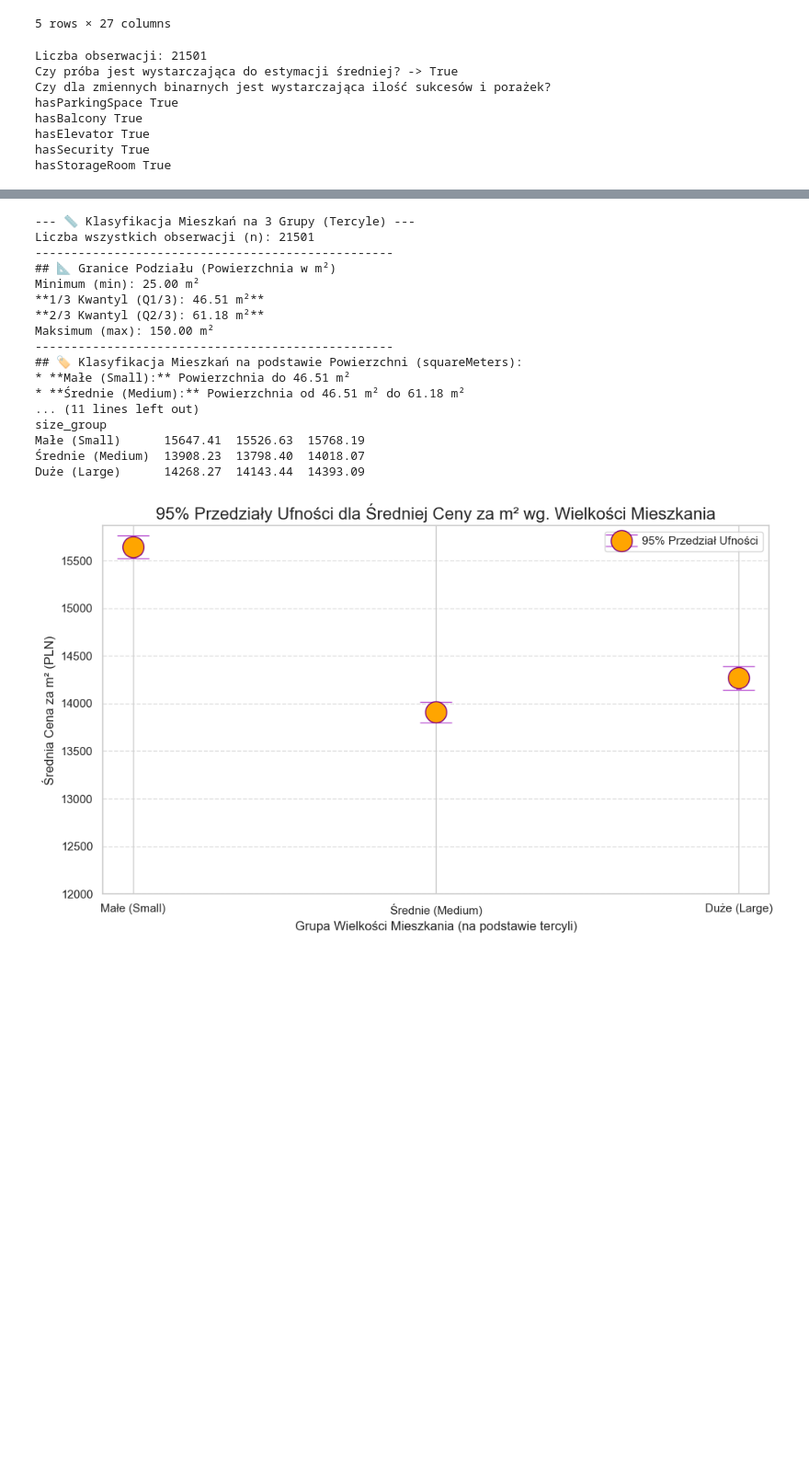
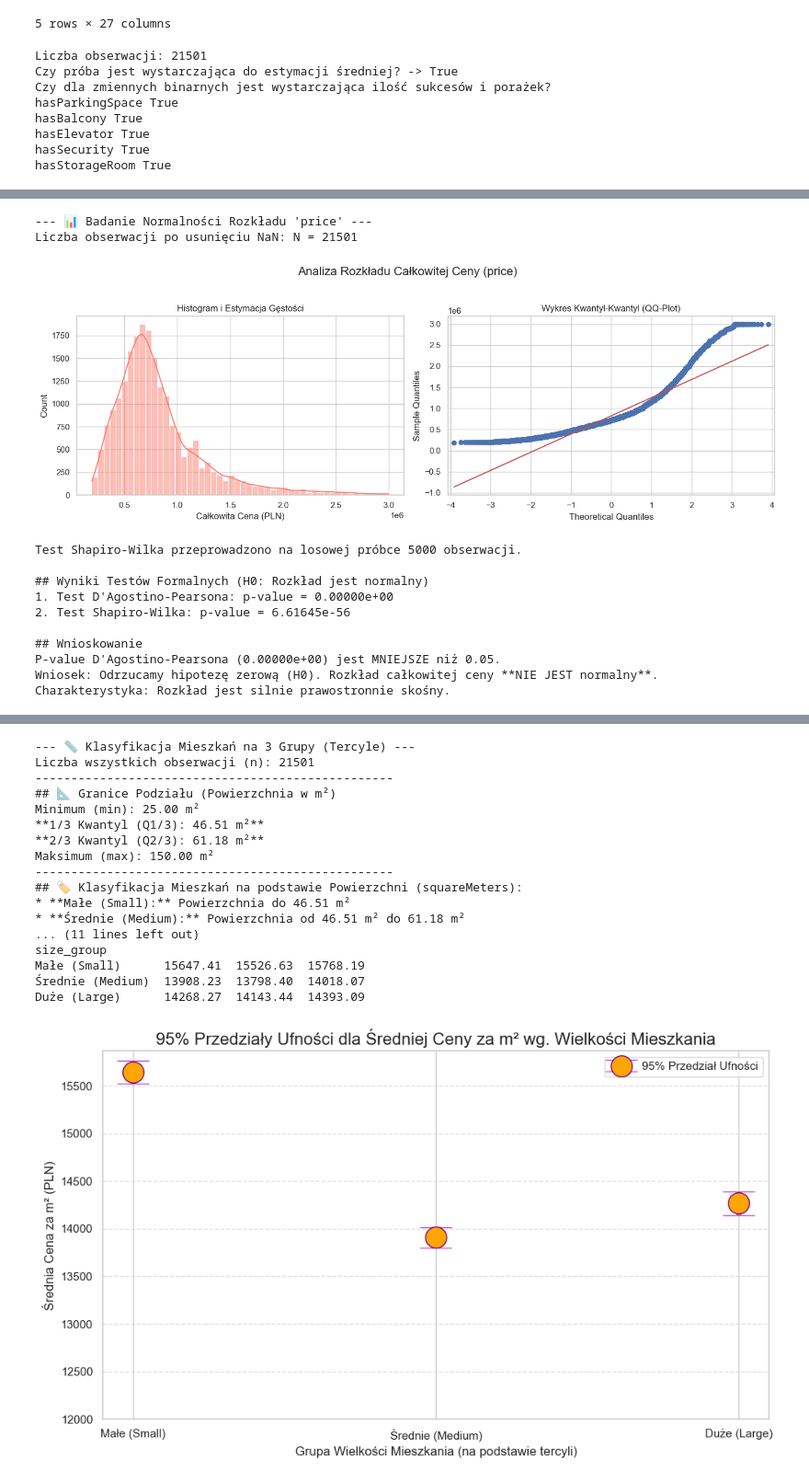
Before and after one commit to majadoris778/Analiza-Danych-R-i-Python-Grupa-Wsparcie-Projektowe, a Jupyter notebook: Projekt.ipynb, the cells around one changed output, grey strips where cells are left out. Shown at 92% size. Cells and saved outputs as stored; diff of their text form; code cells hidden in the pictures; blank space fills up the shorter version.

Commit message:
Macierze korelacji + badanie normalności

```diff
--- a/Projekt.ipynb
+++ b/Projekt.ipynb
@@ -772,2 +923,80 @@ hasStorageRoom True
+# %%
+# -----------------------------
+# 2. Badanie Normalności Rozkładu Całkowitej Ceny
+# -----------------------------
+# Ustawienie stylu
+sns.set_theme(style="whitegrid")
+
+# Ustawienie zmiennej do analizy
+VARIABLE = 'price'
+
+# 1. Przygotowanie danych i obsługa braków
+data = df[VARIABLE].dropna()
+
+print(f"--- 📊 Badanie Normalności Rozkładu '{VARIABLE}' ---")
+print(f"Liczba obserwacji po usunięciu NaN: N = {len(data)}")
+
+# 2. Wizualna Weryfikacja (Histogram i QQ-Plot)
+
+fig, axes = plt.subplots(1, 2, figsize=(14, 5))
+fig.suptitle(f"Analiza Rozkładu Całkowitej Ceny ({VARIABLE})", fontsize=16)
+
+# a) Histogram z krzywą gęstości
+sns.histplot(data, kde=True, ax=axes[0], color='salmon', bins=50)
+axes[0].set_title('Histogram i Estymacja Gęstości')
+axes[0].set_xlabel('Całkowita Cena (PLN)')
+
+# b) Wykres Kwantyl-Kwantyl (QQ-Plot)
+# Porównuje kwantyle danych z kwantylami rozkładu normalnego.
+sm.qqplot(data, line='s', ax=axes[1])
+axes[1].set_title('Wykres Kwantyl-Kwantyl (QQ-Plot)')
+
+plt.tight_layout(rect=[0, 0, 1, 0.95])
+plt.show()
+
+#
+
+# 3. Formalne Testy Statystyczne
+
+# A. Test D'Agostino-Pearsona (zalecany dla dużych prób, N > 20)
+k2, p_dagostino = stats.normaltest(data)
+
+# B. Test Shapiro-Wilka (dla N > 5000 wykonujemy na losowej próbce)
+if len(data) > 5000:
+    sample_data = data.sample(5000, random_state=42)
+    sw_stat, p_shapiro = stats.shapiro(sample_data)
+    print("\nTest Shapiro-Wilka przeprowadzono na losowej próbce 5000 obserwacji.")
+else:
+    sw_stat, p_shapiro = stats.shapiro(data)
+
+print("\n## Wyniki Testów Formalnych (H0: Rozkład jest normalny)")
+print(f"1. Test D'Agostino-Pearsona: p-value = {p_dagostino:.5e}")
+print(f"2. Test Shapiro-Wilka: p-value = {p_shapiro:.5e}")
+
+# 4. Wnioskowanie
+ALPHA = 0.05
+
+print("\n## Wnioskowanie")
+
+if p_dagostino < ALPHA:
+    print(f"P-value D'Agostino-Pearsona ({p_dagostino:.5e}) jest MNIEJSZE niż {ALPHA}.")
+    print("Wniosek: Odrzucamy hipotezę zerową (H0). Rozkład całkowitej ceny **NIE JEST normalny**.")
+    print("Charakterystyka: Rozkład jest silnie prawostronnie skośny.")
+else:
+    print("Wniosek: Nie ma podstaw do odrzucenia H0.")
+# %% [output]
+--- 📊 Badanie Normalności Rozkładu 'price' ---
+Liczba obserwacji po usunięciu NaN: N = 21501
+[figure, added]
+Test Shapiro-Wilka przeprowadzono na losowej próbce 5000 obserwacji.
+
+## Wyniki Testów Formalnych (H0: Rozkład jest normalny)
+1. Test D'Agostino-Pearsona: p-value = 0.00000e+00
+2. Test Shapiro-Wilka: p-value = 6.61645e-56
+
+## Wnioskowanie
+P-value D'Agostino-Pearsona (0.00000e+00) jest MNIEJSZE niż 0.05.
+Wniosek: Odrzucamy hipotezę zerową (H0). Rozkład całkowitej ceny **NIE JEST normalny**.
+Charakterystyka: Rozkład jest silnie prawostronnie skośny.
 # %%
 # -----------------------------
```
Also changed, not shown: parts of 8 cells of this notebook.
